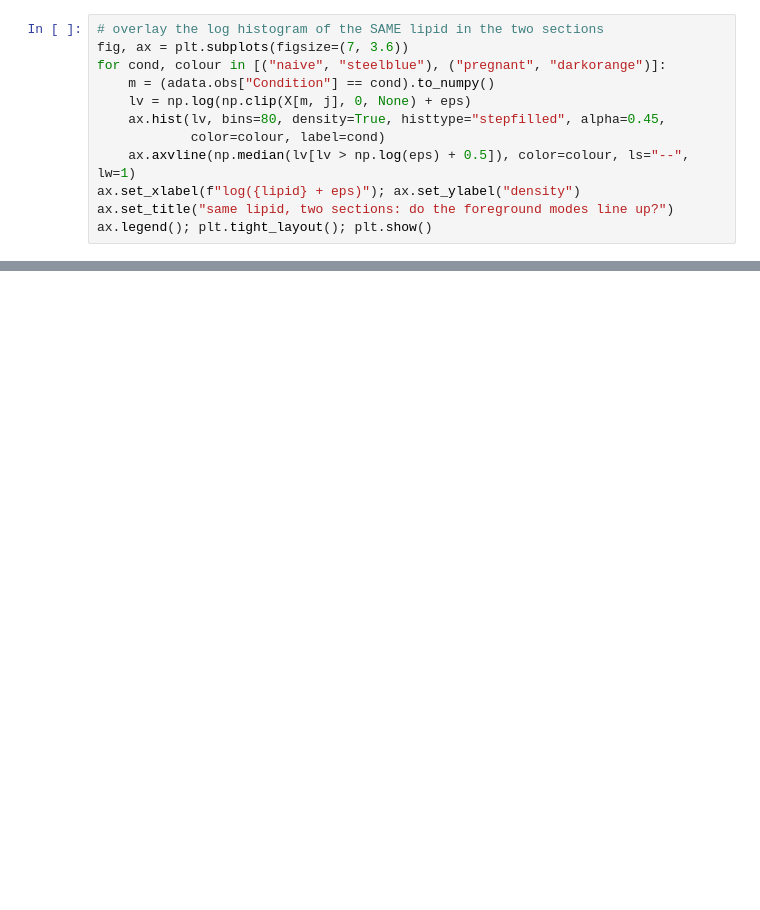
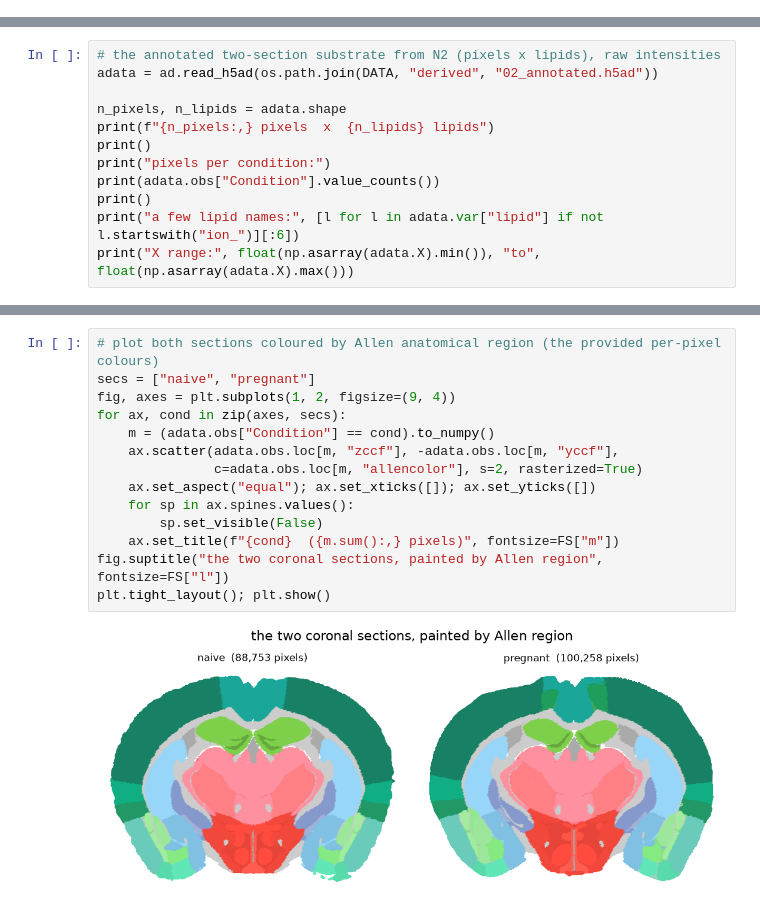
Before and after one commit to lamanno-epfl/lipidomics_tutorial_cajalcourse, a Jupyter notebook: notebooks/level1/03_normalization_umaia_solution.ipynb, the cells around one changed output, grey strips where cells are left out. Drawn from its saved outputs; the diff is of its cells as text; blank space fills up the shorter version.

```diff
--- a/notebooks/level1/03_normalization_umaia_solution.ipynb
+++ b/notebooks/level1/03_normalization_umaia_solution.ipynb
@@ -250,12 +0,0 @@ their foreground modes sit at the same place. This is the batch effect, if it is
-# %%
-# overlay the log histogram of the SAME lipid in the two sections
-fig, ax = plt.subplots(figsize=(7, 3.6))
-for cond, colour in [("naive", "steelblue"), ("pregnant", "darkorange")]:
-    m = (adata.obs["Condition"] == cond).to_numpy()
-    lv = np.log(np.clip(X[m, j], 0, None) + eps)
-    ax.hist(lv, bins=80, density=True, histtype="stepfilled", alpha=0.45,
-            color=colour, label=cond)
-    ax.axvline(np.median(lv[lv > np.log(eps) + 0.5]), color=colour, ls="--", lw=1)
-ax.set_xlabel(f"log({lipid} + eps)"); ax.set_ylabel("density")
-ax.set_title("same lipid, two sections: do the foreground modes line up?")
-ax.legend(); plt.tight_layout(); plt.show()
@@ -923,0 +77,12 @@ called lipizones.
+# %%
+# the annotated two-section substrate from N2 (pixels x lipids), raw intensities
+adata = ad.read_h5ad(os.path.join(DATA, "derived", "02_annotated.h5ad"))
+
+n_pixels, n_lipids = adata.shape
+print(f"{n_pixels:,} pixels  x  {n_lipids} lipids")
+print()
+print("pixels per condition:")
+print(adata.obs["Condition"].value_counts())
+print()
+print("a few lipid names:", [l for l in adata.var["lipid"] if not l.startswith("ion_")][:6])
+print("X range:", float(np.asarray(adata.X).min()), "to", float(np.asarray(adata.X).max()))
@@ -923,0 +131,16 @@ called lipizones.
+# %%
+# plot both sections coloured by Allen anatomical region (the provided per-pixel colours)
+secs = ["naive", "pregnant"]
+fig, axes = plt.subplots(1, 2, figsize=(9, 4))
+for ax, cond in zip(axes, secs):
+    m = (adata.obs["Condition"] == cond).to_numpy()
+    ax.scatter(adata.obs.loc[m, "zccf"], -adata.obs.loc[m, "yccf"],
+               c=adata.obs.loc[m, "allencolor"], s=2, rasterized=True)
+    ax.set_aspect("equal"); ax.set_xticks([]); ax.set_yticks([])
+    for sp in ax.spines.values():
+        sp.set_visible(False)
+    ax.set_title(f"{cond}  ({m.sum():,} pixels)", fontsize=FS["m"])
+fig.suptitle("the two coronal sections, painted by Allen region", fontsize=FS["l"])
+plt.tight_layout(); plt.show()
+# %% [output]
+[figure, added]
```
Also changed, not shown: parts of 97 cells of this notebook, 14 other files.
